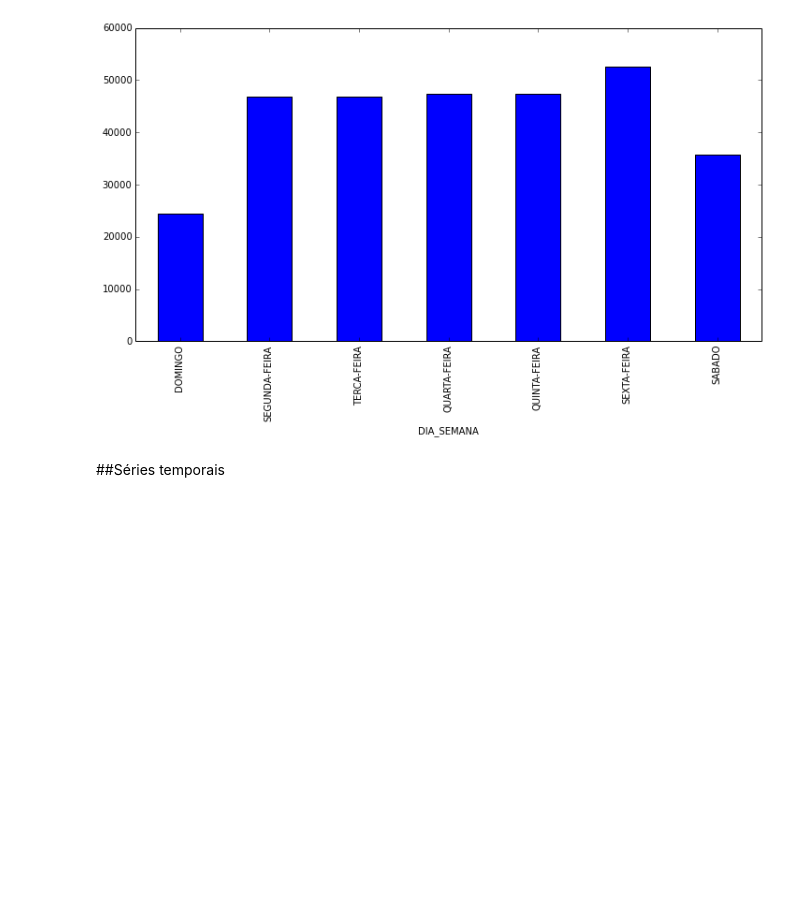
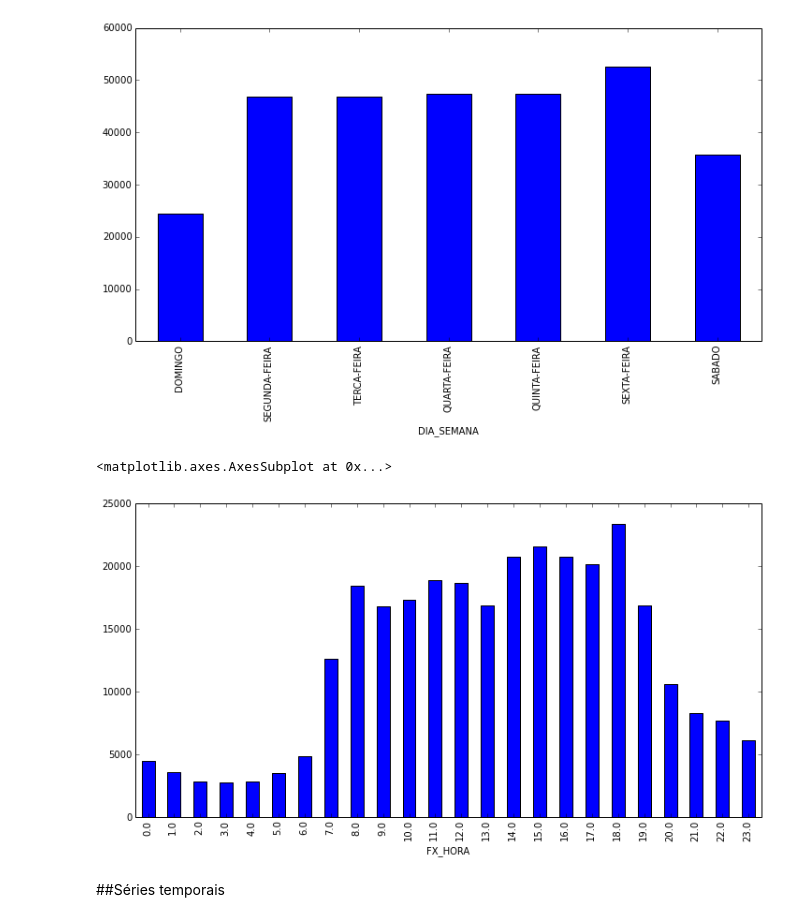
Before and after one commit to jbochi/python-data-science, a Jupyter notebook: data science.ipynb, the cells around one changed output. Cells and saved outputs as stored; diff of their text form; code cells hidden in the pictures; blank space fills up the shorter version.

```diff
--- a/data science.ipynb
+++ b/data science.ipynb
@@ -295,6 +324,11 @@ df.groupby("DIA_SEMANA").size().plot(kind="bar")
 # %% [output]
 <matplotlib.axes.AxesSubplot at 0x...>
 [figure]
+# %%
+df.groupby("FX_HORA").size().plot(kind="bar")
+# %% [output]
+<matplotlib.axes.AxesSubplot at 0x...>
+[figure, added]
 # %% [markdown]
 ##Séries temporais
 # %%
```
Also changed, not shown: parts of 18 cells of this notebook.
